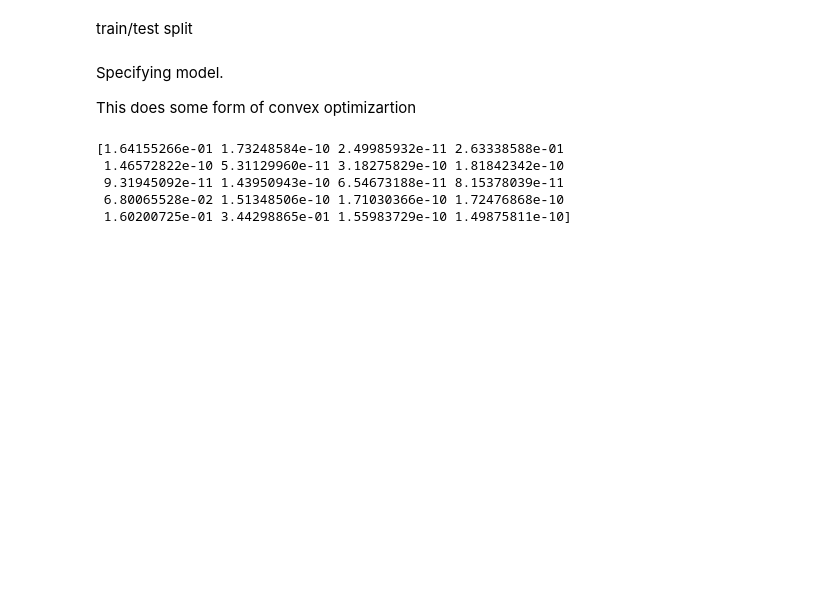
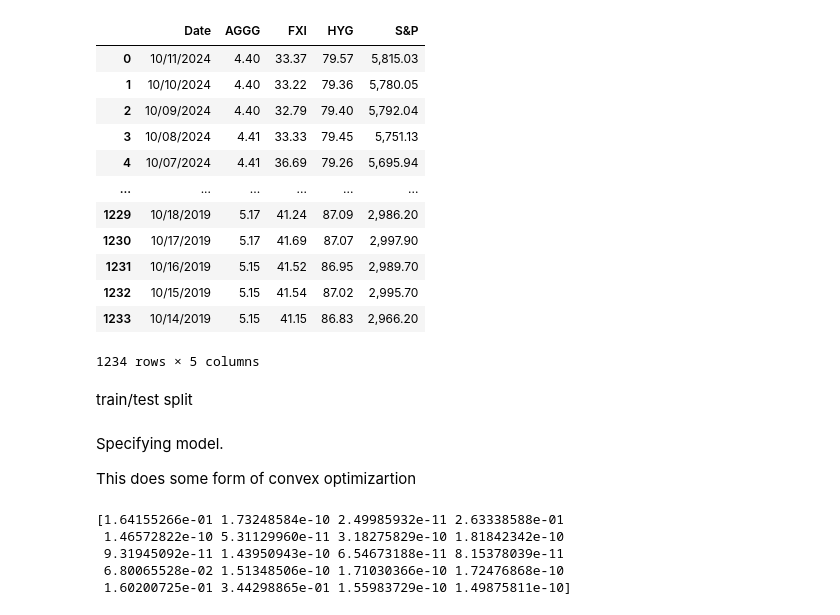
Before and after one commit to nickaskari/portfolio-opt-insurance, a Jupyter notebook: explore/skfolio.ipynb, the cells around one changed output. Drawn from its saved outputs; the diff is of its cells as text; code cells hidden in the pictures; blank space fills up the shorter version.

```diff
--- a/explore/skfolio.ipynb
+++ b/explore/skfolio.ipynb
@@ -57,3 +52,21 @@ prices
+# %%
+asset_classes = pd.read_csv('../data/asset_classes.csv')
+# %%
+asset_classes
+# %% [output]
+|  | Date | AGGG | FXI | HYG | S&P |
+| 0 | 10/11/2024 | 4.40 | 33.37 | 79.57 | 5,815.03 |
+| 1 | 10/10/2024 | 4.40 | 33.22 | 79.36 | 5,780.05 |
+| 2 | 10/09/2024 | 4.40 | 32.79 | 79.40 | 5,792.04 |
+| 3 | 10/08/2024 | 4.41 | 33.33 | 79.45 | 5,751.13 |
+| 4 | 10/07/2024 | 4.41 | 36.69 | 79.26 | 5,695.94 |
+| ... | ... | ... | ... | ... | ... |
+| 1229 | 10/18/2019 | 5.17 | 41.24 | 87.09 | 2,986.20 |
+| 1230 | 10/17/2019 | 5.17 | 41.69 | 87.07 | 2,997.90 |
+| 1231 | 10/16/2019 | 5.15 | 41.52 | 86.95 | 2,989.70 |
+| 1232 | 10/15/2019 | 5.15 | 41.54 | 87.02 | 2,995.70 |
+| 1233 | 10/14/2019 | 5.15 | 41.15 | 86.83 | 2,966.20 |
+1234 rows × 5 columns
 # %% [markdown]
 train/test split
 # %%
```
Also changed, not shown: parts of 5 cells of this notebook, 3 other files.
